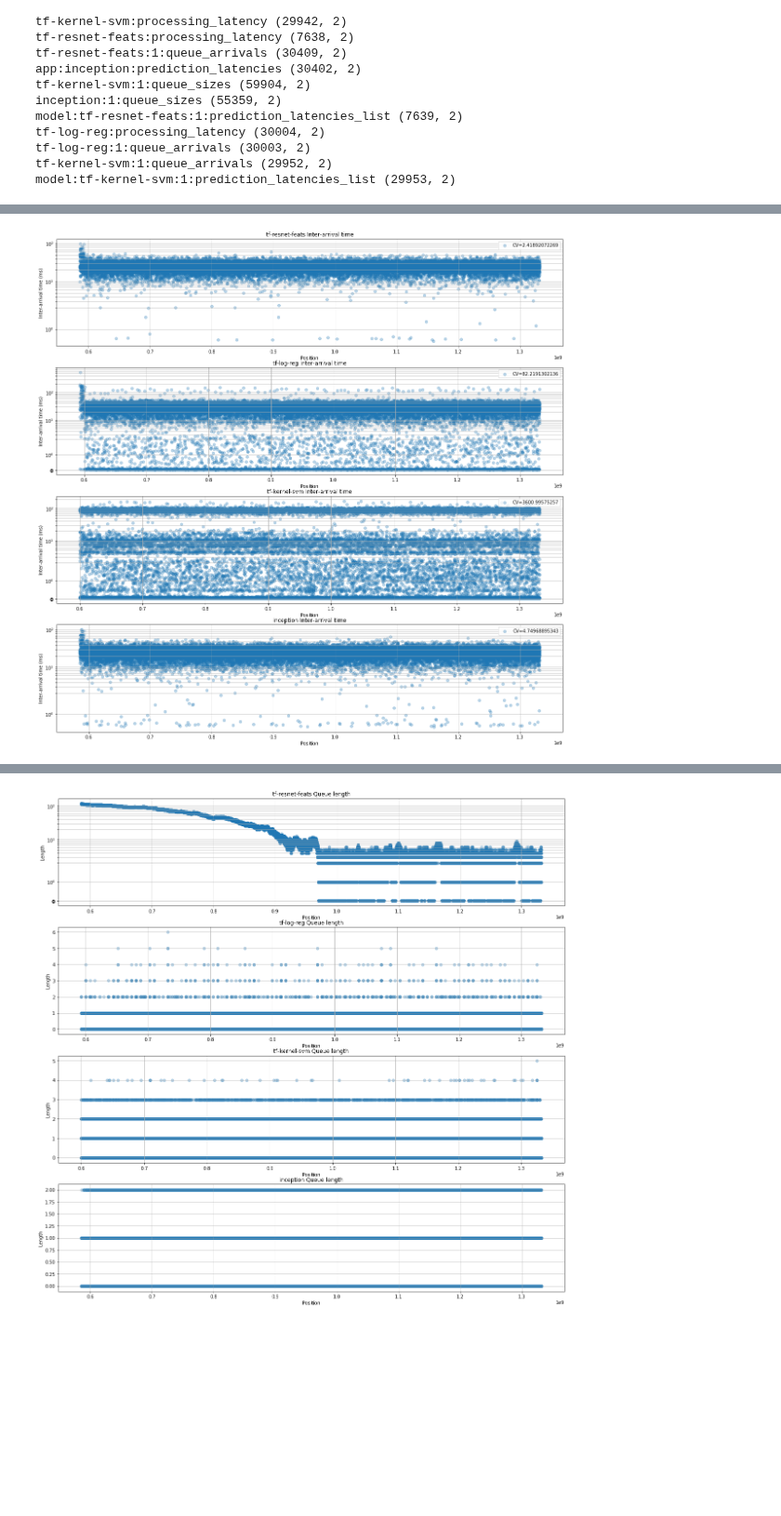
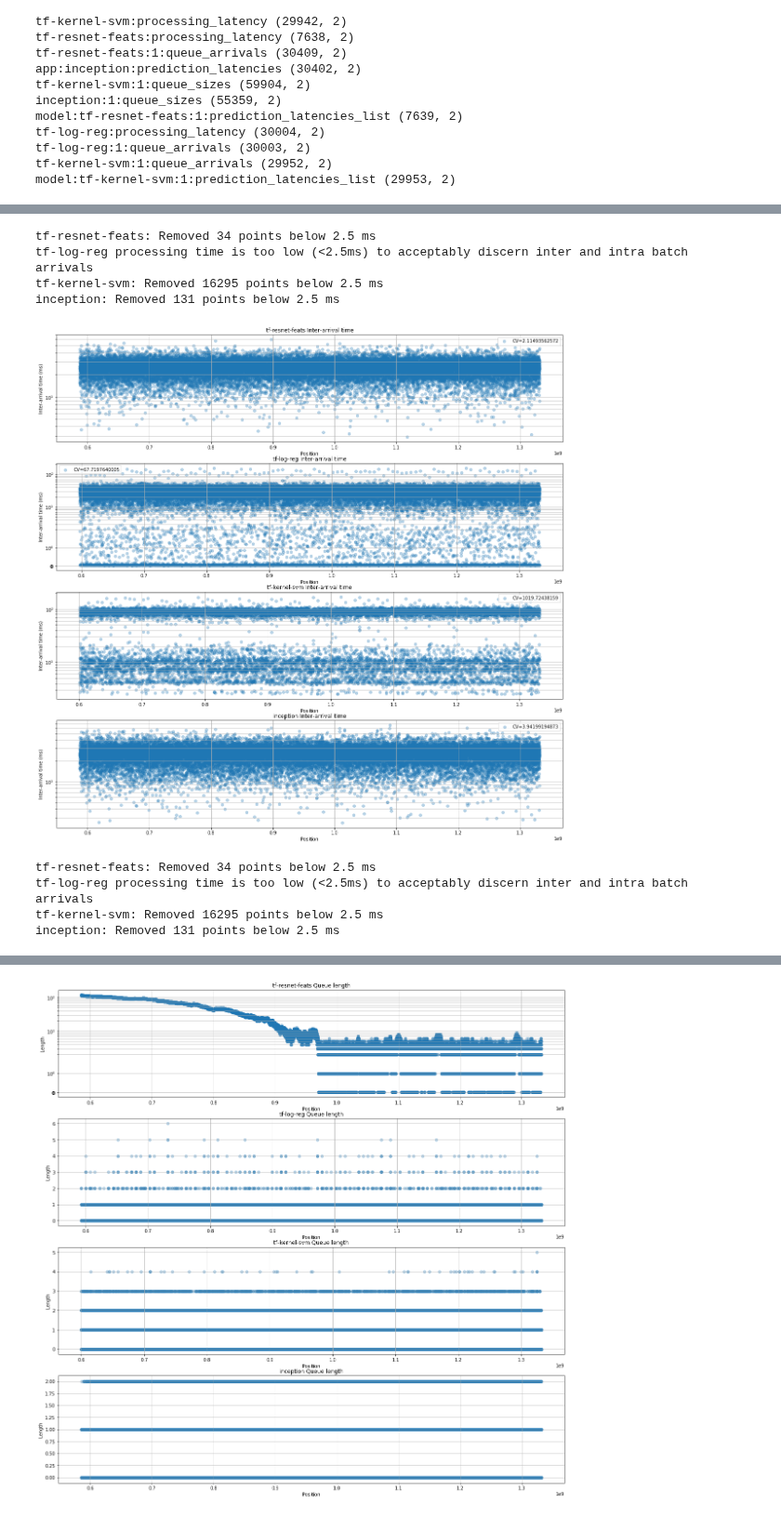
Before and after one commit to dcrankshaw/plots-model-comp-paper, a Jupyter notebook: plotting/e2e_distribution_plotting.ipynb, the cells around one changed output, grey strips where cells are left out. Shown at 93% size. Drawn from its saved outputs; the diff is of its cells as text; code cells hidden in the pictures; blank space fills up the shorter version.

Commit message:
Added presorting by timestamp which cleaned the plots a bit, attempted to remove intra-batch arrivals (doesn\'t work really well), and switched to sns distplot

```diff
--- a/plotting/e2e_distribution_plotting.ipynb
+++ b/plotting/e2e_distribution_plotting.ipynb
@@ -62,7 +62,9 @@ ID1_500, ID1_500_hollistic = cache_extractions(HOME+"/"+"incep_1-logreg_1-ksvm_1
 
 # taking off the first 25% of the records to be sure the warmup time is removed
 for key, value in ID1_500.iteritems():
-    ID1_500[key] = value[value.shape[0]/4:]
+    sorted_timestamps = np.argsort(value[:,0])
+    value = value[sorted_timestamps] # sort data by timestamps
+    ID1_500[key] = value[value.shape[0]/4:] # cut off the first fourth from warmup effects
 
 for key, value in ID1_500.iteritems():
     print key, value.shape
@@ -88,6 +90,11 @@ tf-log-reg:1:queue_arrivals (30003, 2)
 tf-kernel-svm:1:queue_arrivals (29952, 2)
 model:tf-kernel-svm:1:prediction_latencies_list (29953, 2)
 # %%
+import seaborn as sns
+
+def smoothLineHistogram(data, rug=False, label=None):
+    sns.distplot(data, rug=rug, label=label)
+
 def lineHistogram(data, label=None):
     y,binEdges=np.histogram(data)
     bincenters = 0.5*(binEdges[1:]+binEdges[:-1])
@@ -103,8 +110,8 @@ def compare_latency_dists(cached_extractions, model_list):
         processing_time = cached_extractions[model+":processing_latency"][:,1]
         serving_time = cached_extractions["app:"+model+":prediction_latencies"][:,1]
         serving_time = serving_time/1000 # converting to ms
-        lineHistogram(processing_time, label="Processing time")
-        lineHistogram(serving_time, label="Processing + Queueing time")
+        smoothLineHistogram(processing_time, label="Processing time")
+        smoothLineHistogram(serving_time, label="Processing + Queueing time")
     plt.legend()
 
 def compare_latency_dists_over_time(cached_extractions, model_list):
@@ -182,5 +209,13 @@ plot_inter_arrival(ID1_500_unsaturated, image_driver_1_models)
 # %%
-plot_inter_arrival_over_time(ID1_500, image_driver_1_models)
-plot_inter_arrival(ID1_500, image_driver_1_models)
+plot_inter_arrival_over_time(ID1_500, image_driver_1_models, intra_batch_arrivals=False)
+plot_inter_arrival(ID1_500, image_driver_1_models, intra_batch_arrivals=False)
 # %% [output]
+tf-resnet-feats: Removed 34 points below 2.5 ms
+tf-log-reg processing time is too low (<2.5ms) to acceptably discern inter and intra batch arrivals
+tf-kernel-svm: Removed 16295 points below 2.5 ms
+inception: Removed 131 points below 2.5 ms
-[figure, old version]
+[figure, new version]
+tf-resnet-feats: Removed 34 points below 2.5 ms
+tf-log-reg processing time is too low (<2.5ms) to acceptably discern inter and intra batch arrivals
+tf-kernel-svm: Removed 16295 points below 2.5 ms
+inception: Removed 131 points below 2.5 ms
```
Also changed, not shown: parts of 6 cells of this notebook.
